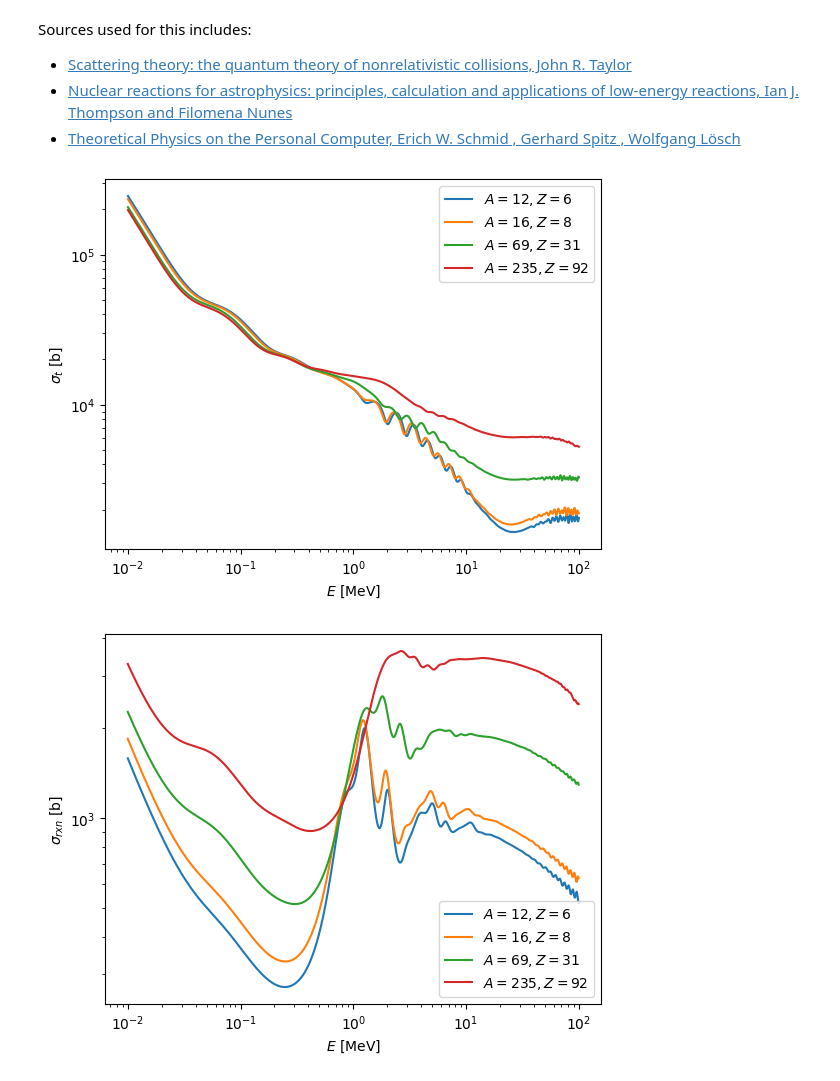
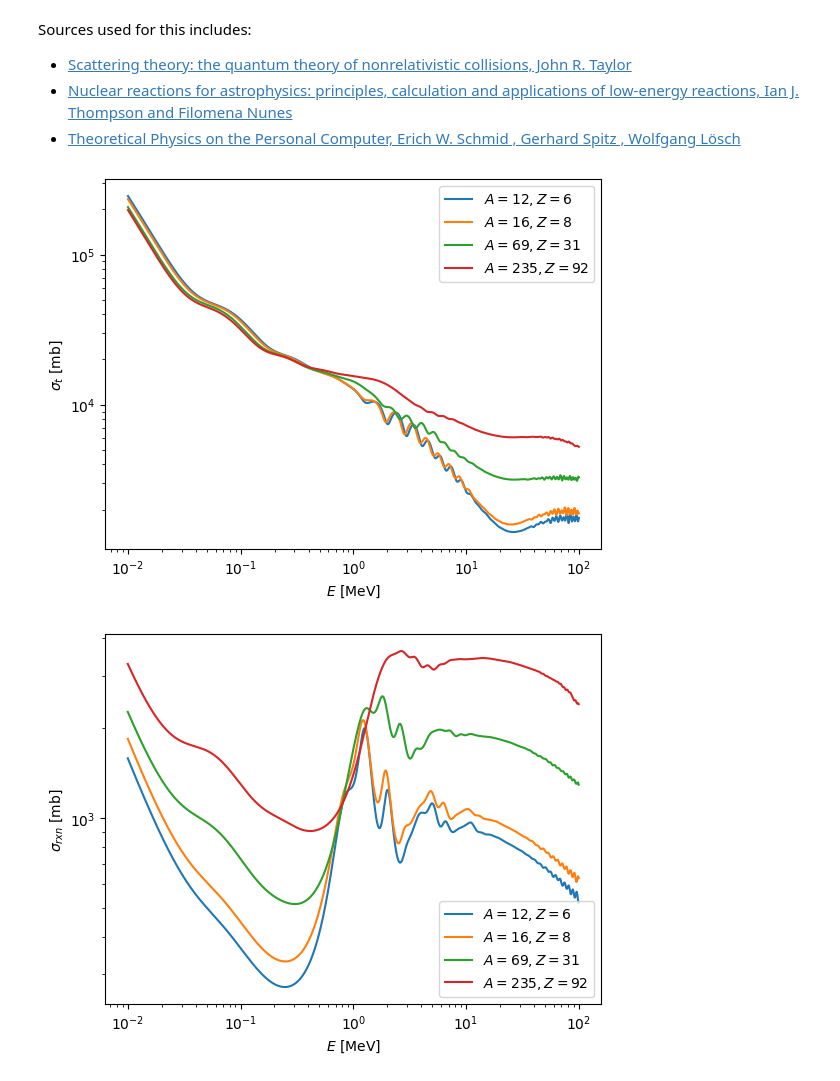
Before and after one commit to beykyle/computational-nuclear-reactions, a Jupyter notebook: 441_EC_numerical_scattering_solutions.ipynb, the cells around one changed output. Saved outputs shown, nothing was run; the diff lists cells and outputs as text; code cells hidden in the pictures.

```diff
--- a/441_EC_numerical_scattering_solutions.ipynb
+++ b/441_EC_numerical_scattering_solutions.ipynb
@@ -1283,24 +1283,24 @@ for i, (A,Z) in enumerate(isotopes):
 # %%
 for i, (A,Z) in enumerate(isotopes):
   plt.plot(egrid, sigt[:,i], label=r"$A = {:d}, Z = {:d}$".format(A, Z))
 plt.xlabel(r"$E$ [MeV]")
-plt.ylabel(r"$\sigma_t$ [b]")
+plt.ylabel(r"$\sigma_t$ [mb]")
 plt.yscale("log")
 plt.xscale("log")
 
 plt.legend()
 plt.show()
 # %% [output]
-[figure, old version]
+[figure, new version]
 # %%
 for i, (A,Z) in enumerate(isotopes):
   plt.plot(egrid, sigrxn[:, i], label=r"$A = {:d}, Z = {:d}$".format(A, Z))
 plt.xlabel(r"$E$ [MeV]")
-plt.ylabel(r"$\sigma_{rxn}$ [b]")
+plt.ylabel(r"$\sigma_{rxn}$ [mb]")
 plt.yscale("log")
 plt.xscale("log")
 
 plt.legend()
 plt.show()
 # %% [output]
-[figure, old version]
+[figure, new version]
```
